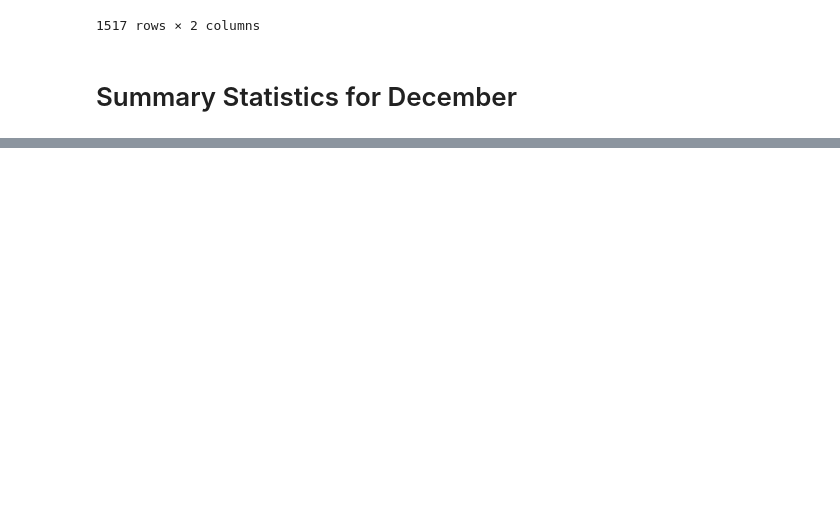
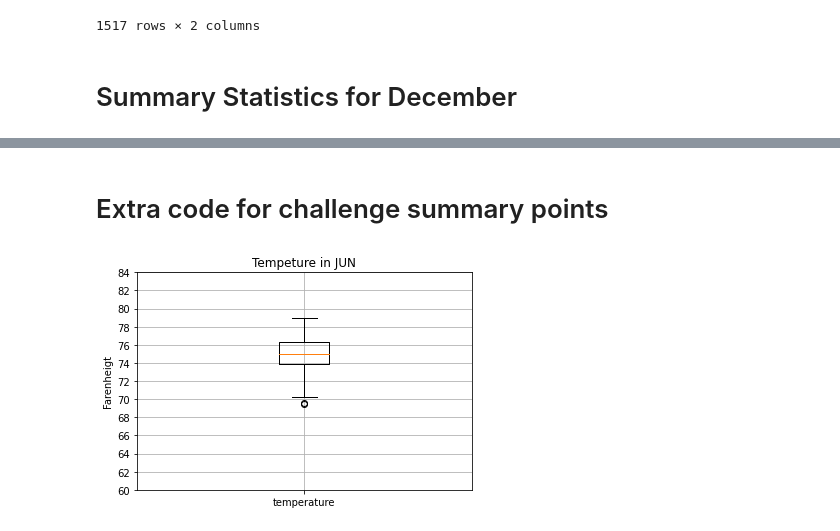
Before and after one commit to carlosdiaz77/Challenge_9_Surfs_up, a Jupyter notebook: SurfsUp_Challenge_starter_code.ipynb, the cells around one changed output, grey strips where cells are left out. Saved outputs shown, nothing was run; the diff lists cells and outputs as text; code cells hidden in the pictures; blank space fills up the shorter version.

```diff
--- a/SurfsUp_Challenge_starter_code.ipynb
+++ b/SurfsUp_Challenge_starter_code.ipynb
@@ -112,3 +113,22 @@ temps_df_dec.describe()
 | 50% | 71.000000 |
 | 75% | 74.000000 |
 | max | 83.000000 |
+# %% [markdown]
+# Extra code for challenge summary points
+# %%
+jun_series = temps_df_jun.groupby(["date"]).mean()['temperature']
+
+x_labels = ["temperature"]
+fig, ax = plt.subplots()
+ax.boxplot(jun_series, labels=x_labels)
+
+
+# Add the title, y-axis label and grid.
+ax.set_title('Tempeture in JUN')
+ax.set_ylabel('Farenheigt')
+ax.set_yticks(np.arange(60, 85, step=2.0))
+
+ax.grid()
+plt.show()
+# %% [output]
+[figure, added]
```
Also changed, not shown: parts of 6 cells of this notebook, 6 other files.
